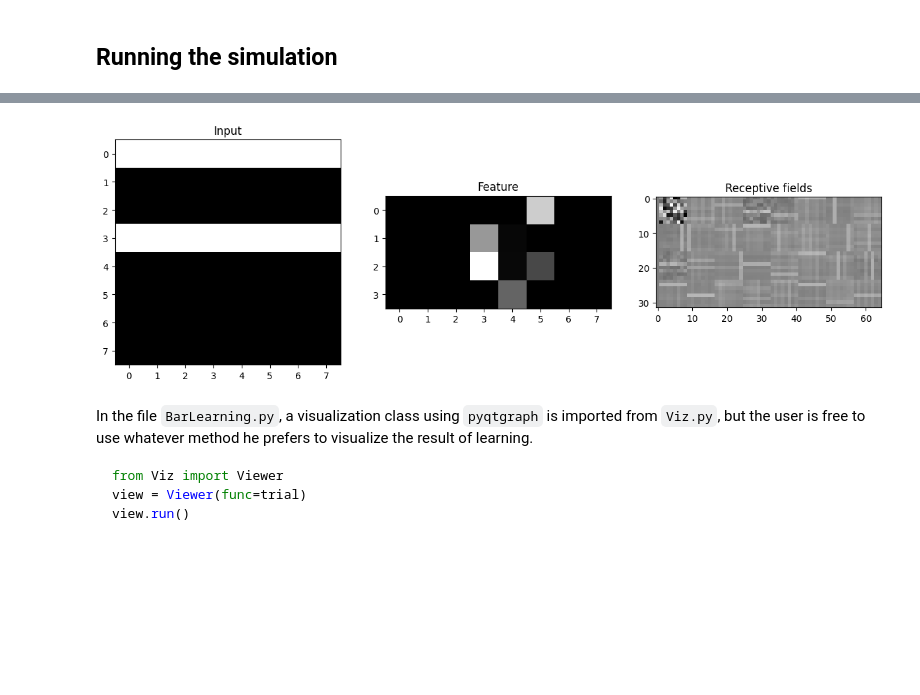
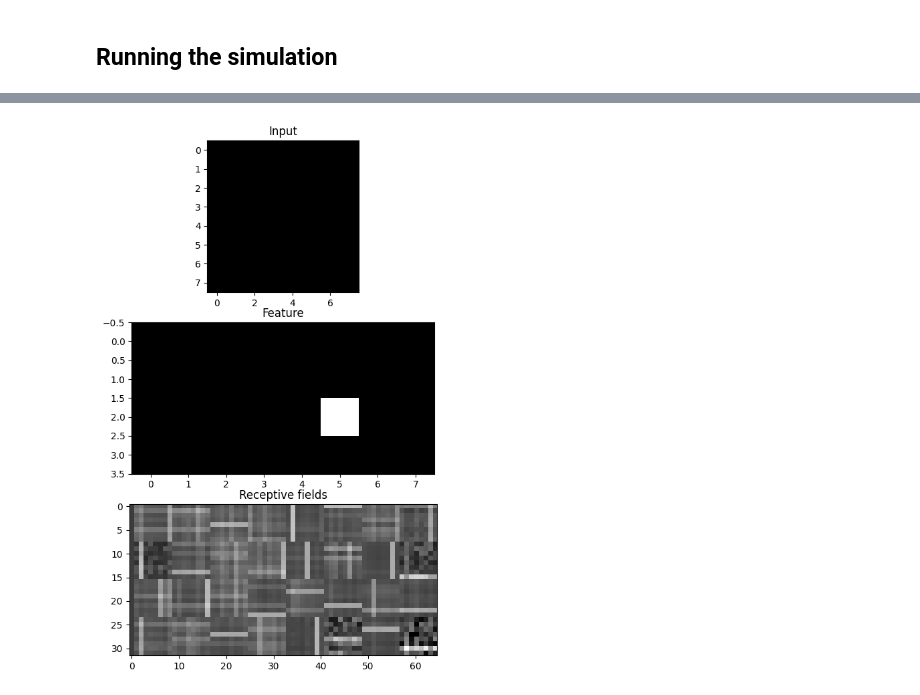
Before and after one commit to ANNarchy/ANNarchy.github.io, a Jupyter notebook: notebooks/BarLearning.ipynb, the cells around one changed output, grey strips where cells are left out. Drawn from its saved outputs; the diff is of its cells as text; code cells hidden in the pictures; blank space fills up the shorter version.

````diff
--- a/notebooks/BarLearning.ipynb
+++ b/notebooks/BarLearning.ipynb
@@ -182,24 +201,7 @@ Compiling ...  OK
-# %%
-plt.figure(figsize=(15, 10))
-plt.subplot(131)
-plt.imshow(input_r.T, interpolation='nearest', cmap=plt.cm.gray)
-plt.title('Input')
-plt.subplot(132)
-plt.imshow(feature_r.T, interpolation='nearest', cmap=plt.cm.gray)
-plt.title('Feature')
-plt.subplot(133)
-plt.imshow(weights.T, interpolation='nearest', cmap=plt.cm.gray)
-plt.title('Receptive fields')
-plt.show()
-# %% [output]
-[figure, removed]
-# %% [markdown]
-In the file `BarLearning.py`, a visualization class using `pyqtgraph` is
-imported from `Viz.py`, but the user is free to use whatever method he prefers to
-visualize the result of learning.
-
-```python
-from Viz import Viewer
-view = Viewer(func=trial)
-view.run()
-```
+# %%
+idx = -1 # last trial
+
+fig, ax = plt.subplots(3, 1, figsize=(6, 10))
+plot(ax, inputs[idx], features[idx], rfs[idx])
+# %% [output]
+[figure, added]
````
Also changed, not shown: parts of 23 cells of this notebook, 11 other files.
